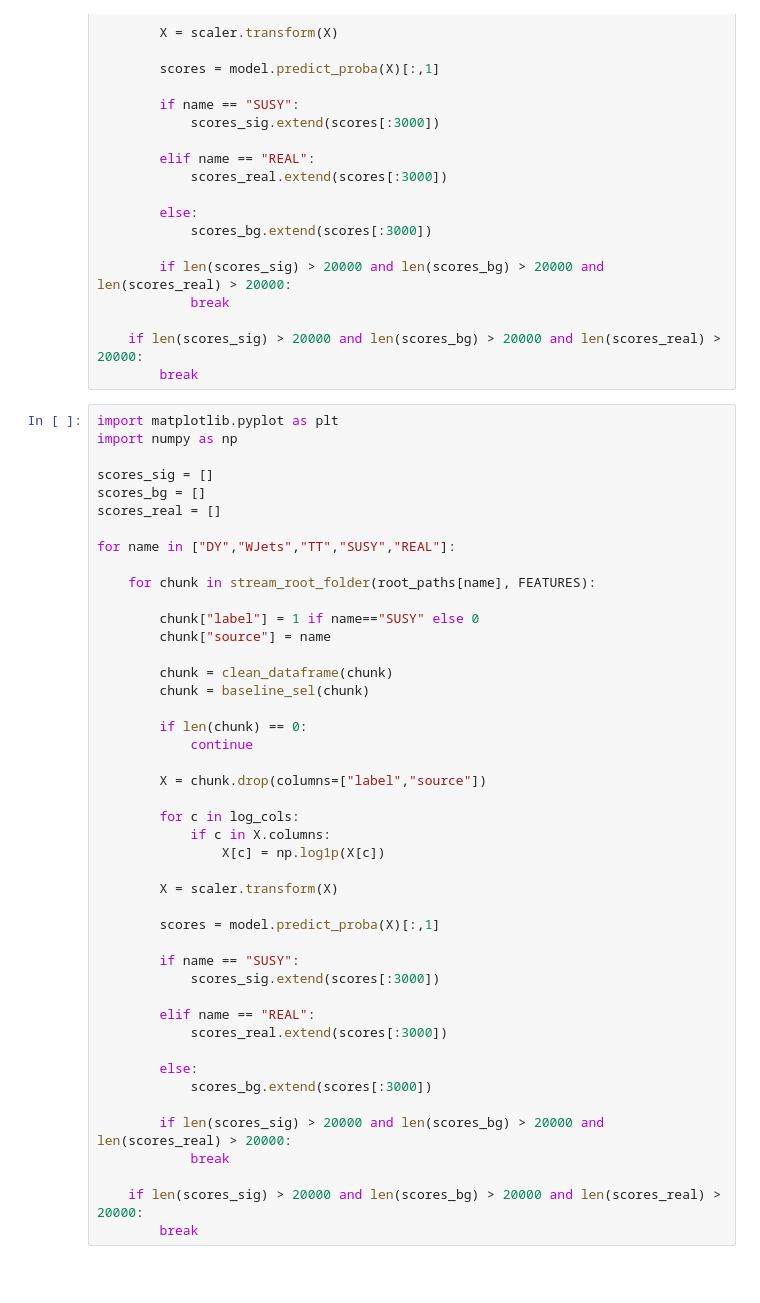
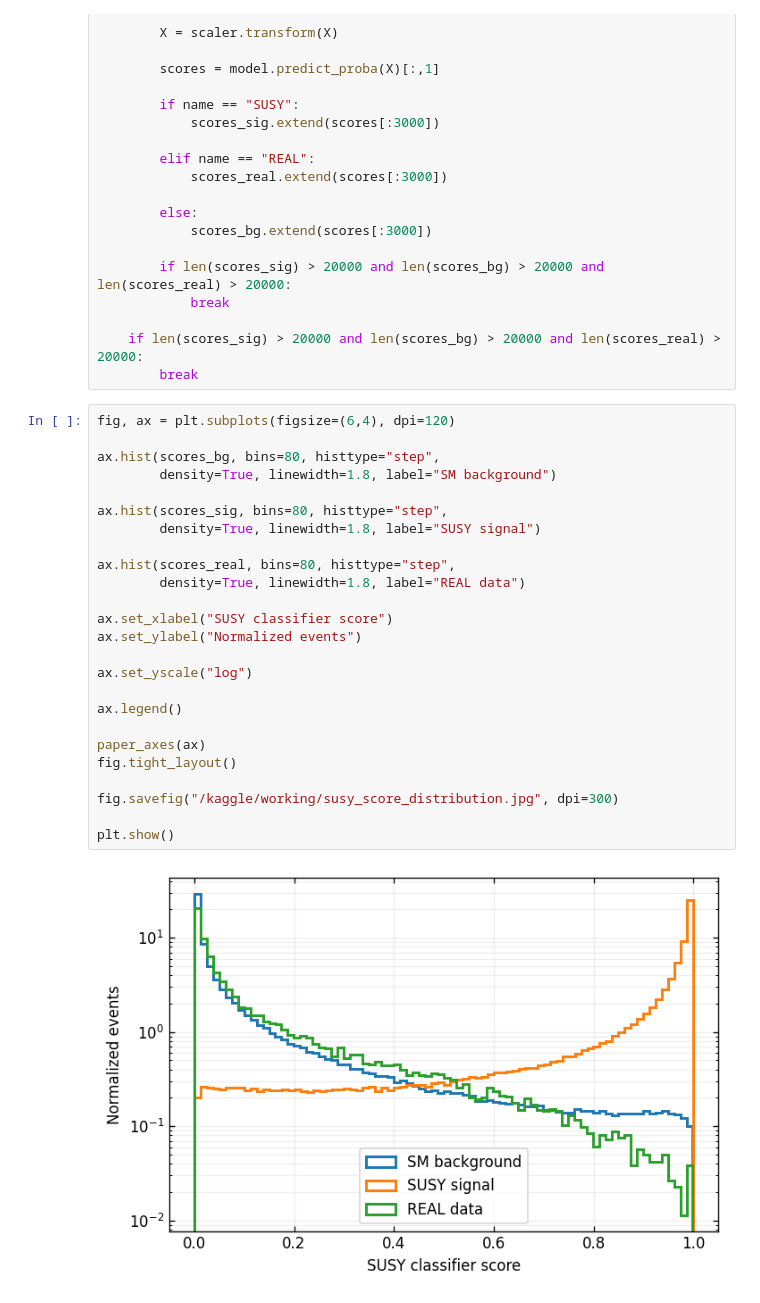
Before and after one commit to prajwal816/CMS-SUSY-Analysis, a Jupyter notebook: SUSYSignalRegions.ipynb, the cells around one changed output. Drawn from its saved outputs; the diff is of its cells as text; blank space fills up the shorter version.

Commit message:
Kaggle Notebook | SUSY Signal Regions | Version 16

```diff
--- a/SUSYSignalRegions.ipynb
+++ b/SUSYSignalRegions.ipynb
@@ -559,48 +559,30 @@ for name in ["DY","WJets","TT","SUSY","REAL"]:
 
     if len(scores_sig) > 20000 and len(scores_bg) > 20000 and len(scores_real) > 20000:
         break
-# %%
-import matplotlib.pyplot as plt
-import numpy as np
-
-scores_sig = []
-scores_bg = []
-scores_real = []
-
-for name in ["DY","WJets","TT","SUSY","REAL"]:
-
-    for chunk in stream_root_folder(root_paths[name], FEATURES):
-
-        chunk["label"] = 1 if name=="SUSY" else 0
-        chunk["source"] = name
-
-        chunk = clean_dataframe(chunk)
-        chunk = baseline_sel(chunk)
-
-        if len(chunk) == 0:
-            continue
-
-        X = chunk.drop(columns=["label","source"])
-
-        for c in log_cols:
-            if c in X.columns:
-                X[c] = np.log1p(X[c])
-
-        X = scaler.transform(X)
-
-        scores = model.predict_proba(X)[:,1]
-
-        if name == "SUSY":
-            scores_sig.extend(scores[:3000])
-
-        elif name == "REAL":
-            scores_real.extend(scores[:3000])
-
-        else:
-            scores_bg.extend(scores[:3000])
-
-        if len(scores_sig) > 20000 and len(scores_bg) > 20000 and len(scores_real) > 20000:
-            break
-
-    if len(scores_sig) > 20000 and len(scores_bg) > 20000 and len(scores_real) > 20000:
-        break
+# %%
+fig, ax = plt.subplots(figsize=(6,4), dpi=120)
+
+ax.hist(scores_bg, bins=80, histtype="step",
+        density=True, linewidth=1.8, label="SM background")
+
+ax.hist(scores_sig, bins=80, histtype="step",
+        density=True, linewidth=1.8, label="SUSY signal")
+
+ax.hist(scores_real, bins=80, histtype="step",
+        density=True, linewidth=1.8, label="REAL data")
+
+ax.set_xlabel("SUSY classifier score")
+ax.set_ylabel("Normalized events")
+
+ax.set_yscale("log")
+
+ax.legend()
+
+paper_axes(ax)
+fig.tight_layout()
+
+fig.savefig("/kaggle/working/susy_score_distribution.jpg", dpi=300)
+
+plt.show()
+# %% [output]
+[figure, added]
```
Also changed, not shown: parts of 1 cell of this notebook.
